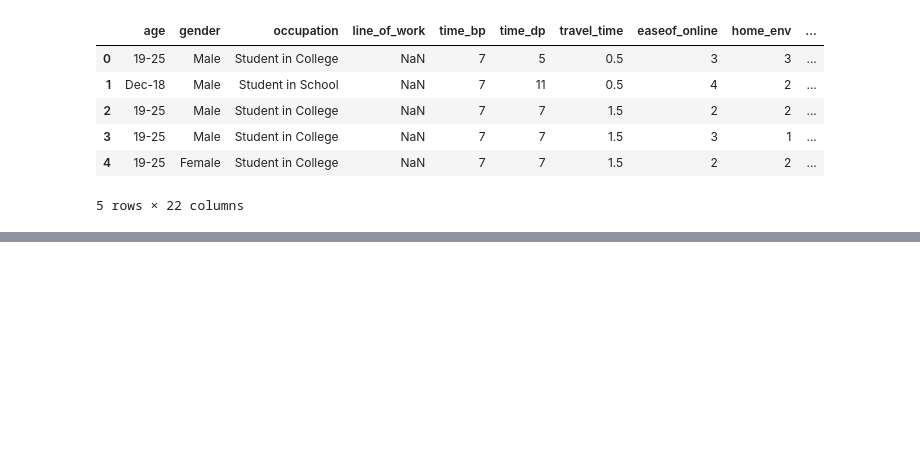
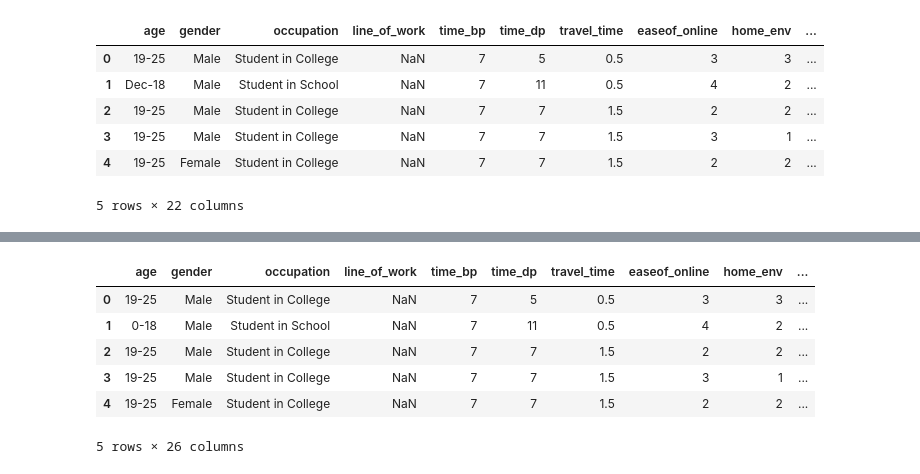
Before and after one commit to AayushiDaliparthi/Project_1_uoft, a Jupyter notebook: MariaQuestion1.ipynb, the cells around one changed output, grey strips where cells are left out. Saved outputs shown, nothing was run; the diff lists cells and outputs as text; code cells hidden in the pictures; blank space fills up the shorter version.

```diff
--- a/MariaQuestion1.ipynb
+++ b/MariaQuestion1.ipynb
@@ -18,0 +83,25 @@ df.head()
+# %%
+# As there are 8 unique values, convert values into a 8-point scale for easier interpretation
+scale_mapping = {
+    1: 1,
+    10: 2,
+    100: 3,
+    110: 4,
+    1000: 5,
+    1010: 6,
+    1100: 7,
+    1110: 8
+}
+
+df['scaled_like_hw'] = df['recoded_like_hw'].map(scale_mapping)
+df['scaled_dislike_hw'] = df['recoded_dislike_hw'].map(scale_mapping)
+
+df.head()
+# %% [output]
+|  | age | gender | occupation | line_of_work | time_bp | time_dp | travel_time | easeof_online | home_env | ... |
+| 0 | 19-25 | Male | Student in College | NaN | 7 | 5 | 0.5 | 3 | 3 | ... |
+| 1 | 0-18 | Male | Student in School | NaN | 7 | 11 | 0.5 | 4 | 2 | ... |
+| 2 | 19-25 | Male | Student in College | NaN | 7 | 7 | 1.5 | 2 | 2 | ... |
+| 3 | 19-25 | Male | Student in College | NaN | 7 | 7 | 1.5 | 3 | 1 | ... |
+| 4 | 19-25 | Female | Student in College | NaN | 7 | 7 | 1.5 | 2 | 2 | ... |
+5 rows × 26 columns
```
Also changed, not shown: parts of 5 cells of this notebook.
